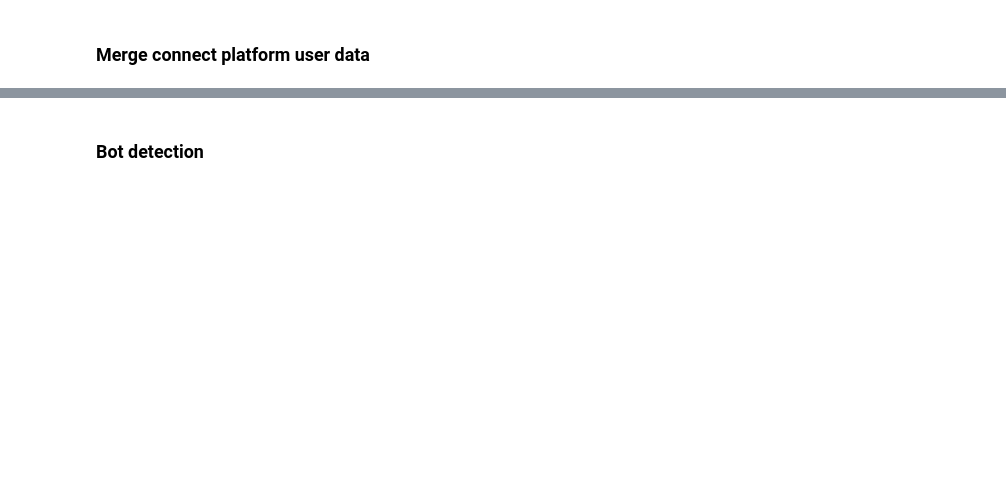
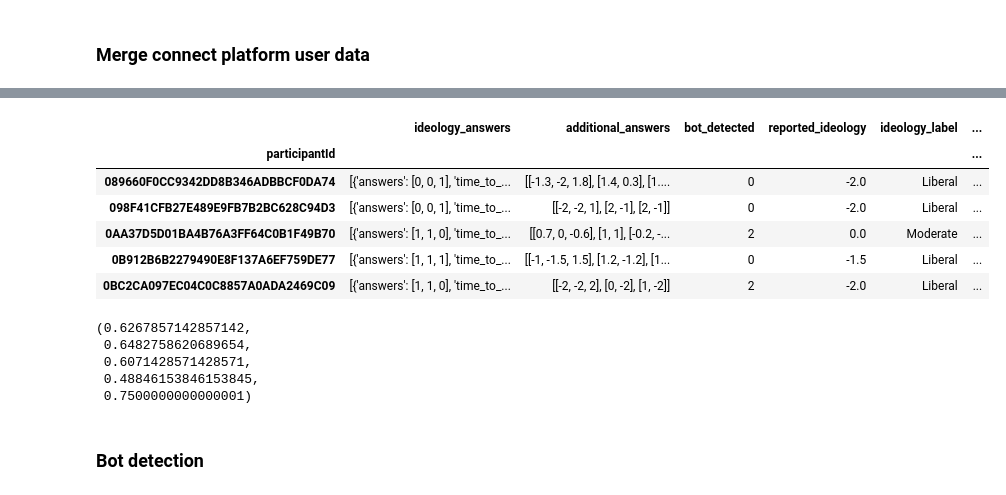
Before and after one commit to yindeqiang/Online-Politicization-Experiment-Website, a Jupyter notebook: data_analysis/pilot_1.ipynb, the cells around one changed output, grey strips where cells are left out. Cells and saved outputs as stored; diff of their text form; code cells hidden in the pictures; blank space fills up the shorter version.

```diff
--- a/data_analysis/pilot_1.ipynb
+++ b/data_analysis/pilot_1.ipynb
@@ -47,6 +48,8 @@ Data read finished
 experiment_date = '2023-08-16'
 df = df[df['submit_time'] >= experiment_date]
 df['bot_detected'] = df['bot_detected'].astype(int)
+df['ideology_answers'] = df['ideology_answers'].apply(literal_eval)
+df['additional_answers'] = df['additional_answers'].apply(literal_eval)
 
 # attention check
 df_attention_check_failed = df[df['attention_passed'] == 0]
@@ -117,7 +115,7 @@ for index, row in df.iterrows():
 print("Number of rows to drop:", len(row_index_to_drop))
 
 def map_reported_ideology(row):
-    reported_ideology = json.loads(row['additional_answers'])[0][1]
+    reported_ideology = row['additional_answers'][0][1]
     return reported_ideology
     # if reported_ideology >= 1.2:
     #     return 2
@@ -137,6 +135,7 @@ rmse = np.sqrt(delta ** 2).mean()
 print(f"rmse of ideology using mapping: {rmse:.3f}")
 columns_to_drop=['connect_ideology', 'ideologies']
 df.drop(columns_to_drop, axis=1, inplace=True)
+df.set_index('participantId', inplace=True)
 # %% [output]
 Number of rows to drop: 0
 rmse of ideology using mapping: 0.536
@@ -143,2 +163,57 @@ rmse of ideology using mapping: 0.536
+# %%
+from phase_1_statements import phase_1_statements
+
+def phase_1_is_right(idx, answer, ideology):
+    info = phase_1_statements[idx]
+    assert info['type'] != 'preference', "Cannot judge if is right for question of preference"
+    human_extreme = True if ideology < -1.2 or ideology >= 1.2 else False
+    question_extreme = info['extreme']
+
+    if ideology == 0.0:
+        return False
+
+    side = "left" if ideology < 0 else "right"
+    if not question_extreme:
+        return (info['left_attitude'] and (answer == 0 and side == 'left' or answer == 1 and side == 'right')) or (
+            not info['left_attitude'] and (answer == 0 and side == 'right' or answer == 1 and side == 'left')
+        )
+    else:
+        return info['left_attitude'] and (answer == 0 and side == 'left' and human_extreme) or (answer == 1 and not human_extreme) or (
+            not info['left_attitude'] and (answer == 0 and side == 'right' and human_extreme) or (answer == 1 and not human_extreme)
+        )
+# %%
+def percentage_of_right_answers(row):
+    human_index = 1
+    answers_wraps = row['ideology_answers']
+    question_num = len(answers_wraps)
+    assert question_num == 10, "Number of questions is not 10"
+    right_num = 0
+    for answer_wrap in answers_wraps:
+        right_num += phase_1_is_right(answer_wrap['idx_of_question'], answer_wrap['answers'][human_index], row['reported_ideology'])
+    return right_num / question_num
+
+df['right_percentage'] = df.apply(percentage_of_right_answers, axis=1)
+df.head()
+# %% [output]
+|  | ideology_answers | additional_answers | bot_detected | reported_ideology | ideology_label | ... |
+| participantId |  |  |  |  |  | ... |
+| 089660F0CC9342DD8B346ADBBCF0DA74 | [{'answers': [0, 0, 1], 'time_to_... | [[-1.3, -2, 1.8], [1.4, 0.3], [1.... | 0 | -2.0 | Liberal | ... |
+| 098F41CFB27E489E9FB7B2BC628C94D3 | [{'answers': [0, 0, 1], 'time_to_... | [[-2, -2, 1], [2, -1], [2, -1]] | 0 | -2.0 | Liberal | ... |
+| 0AA37D5D01BA4B76A3FF64C0B1F49B70 | [{'answers': [1, 1, 0], 'time_to_... | [[0.7, 0, -0.6], [1, 1], [-0.2, -... | 2 | 0.0 | Moderate | ... |
+| 0B912B6B2279490E8F137A6EF759DE77 | [{'answers': [1, 1, 1], 'time_to_... | [[-1, -1.5, 1.5], [1.2, -1.2], [1... | 0 | -1.5 | Liberal | ... |
+| 0BC2CA097EC04C0C8857A0ADA2469C09 | [{'answers': [1, 1, 0], 'time_to_... | [[-2, -2, 2], [0, -2], [1, -2]] | 2 | -2.0 | Liberal | ... |
+# %%
+right_ratio_no_middle = df[(df['reported_ideology'] >= 0.4) | (df['reported_ideology'] < -0.4)]['right_percentage'].mean()
+right_ratio_moderate = df[((df['reported_ideology'] >= 0.4) & (df['reported_ideology'] < 1.2)) | ((df['reported_ideology'] <= -0.4) & (df['reported_ideology'] >= -1.2))]['right_percentage'].mean()
+right_ratio_extreme = df[(df['reported_ideology'] < -1.2) | (df['reported_ideology'] >= 1.2)]['right_percentage'].mean()
+right_ratio_conservative = df[(df['reported_ideology'] > 0)]['right_percentage'].mean()
+right_ratio_liberal = df[(df['reported_ideology'] < 0)]['right_percentage'].mean()
+right_ratio_no_middle, right_ratio_moderate, right_ratio_extreme, right_ratio_conservative, right_ratio_liberal
+# %% [output]
+(0.6267857142857142,
+ 0.6482758620689654,
+ 0.6071428571428571,
+ 0.48846153846153845,
+ 0.7500000000000001)
 # %% [markdown]
 ### Bot detection
```
Also changed, not shown: parts of 7 cells of this notebook, 3 other files.
